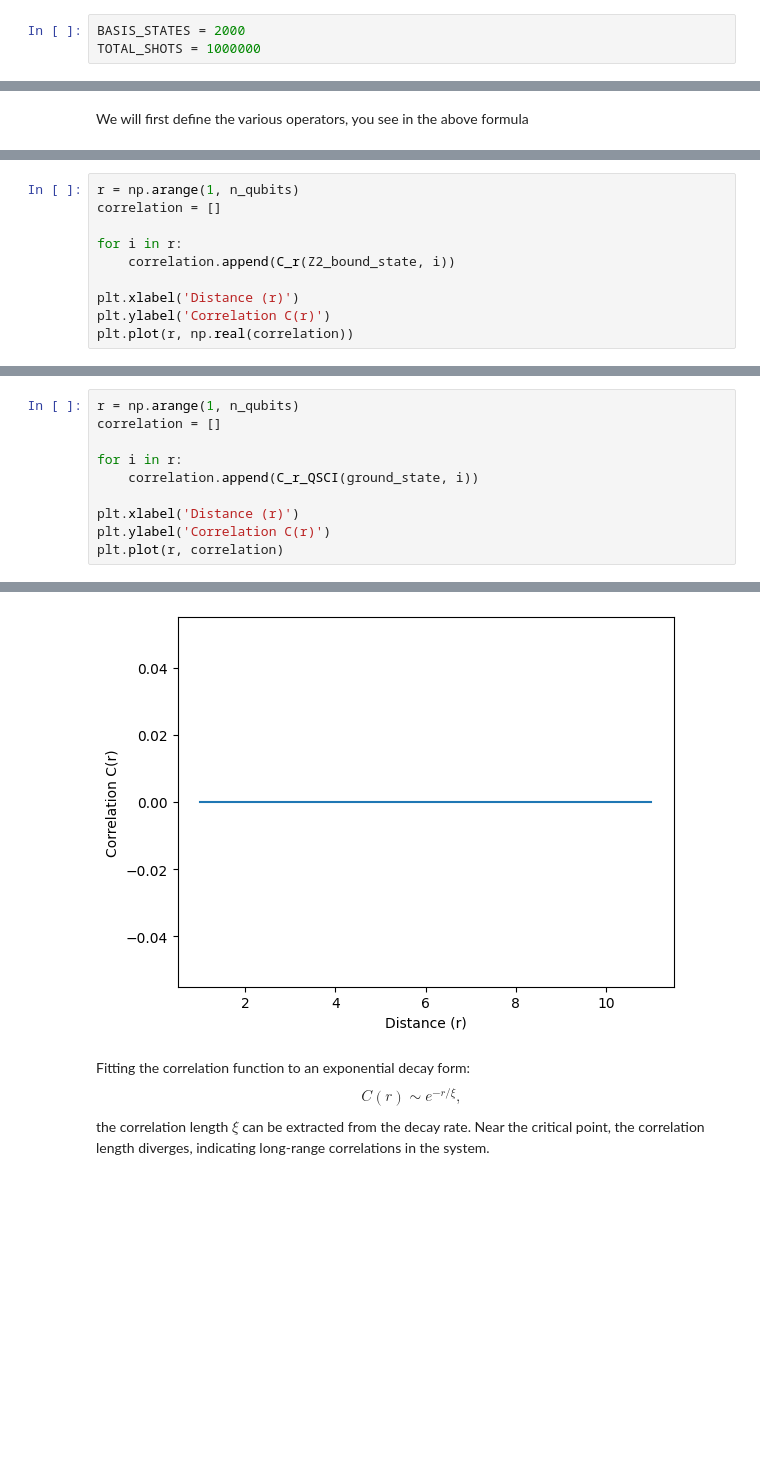
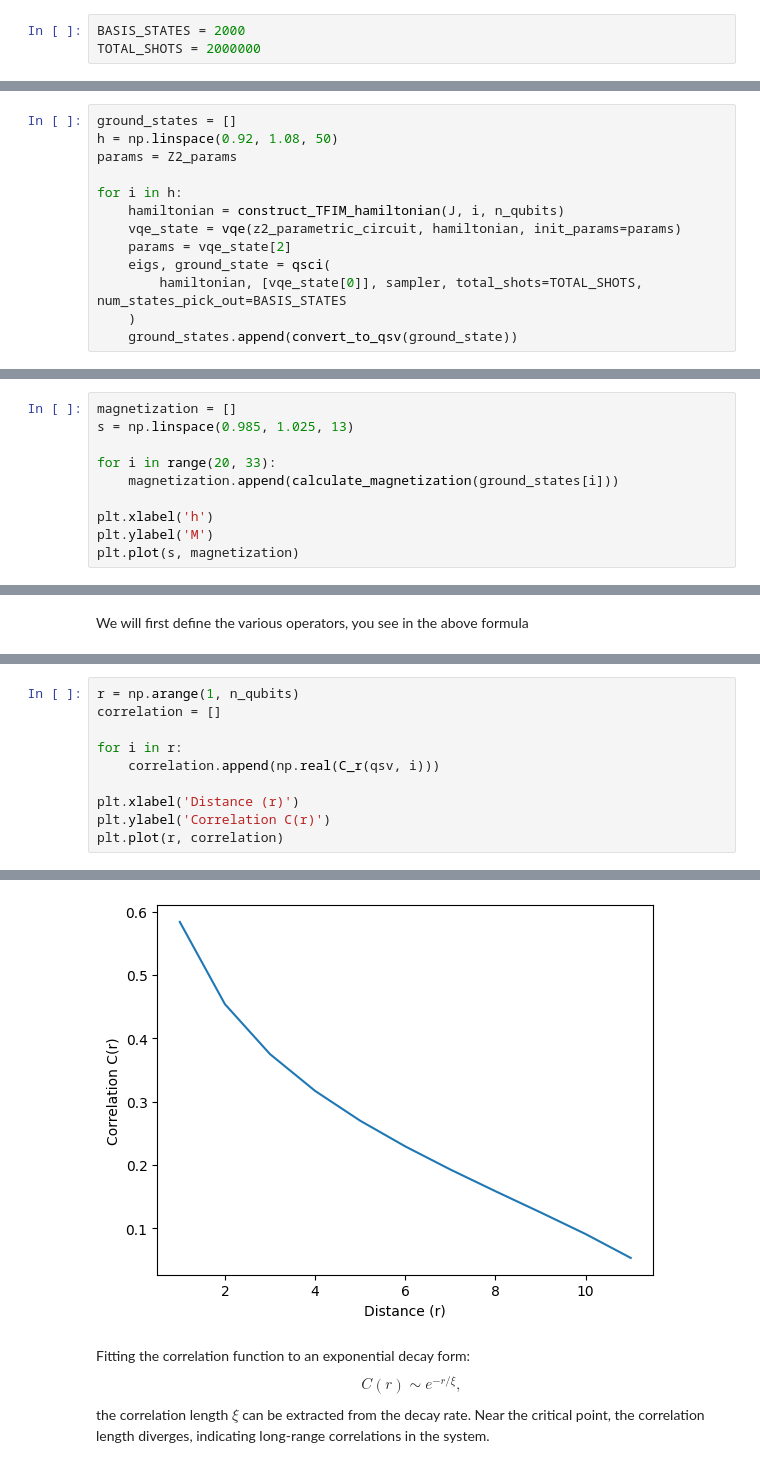
Before and after one commit to QunaSys/quri-parts, a Jupyter notebook: quri_sdk_notebooks/examples/0_quri-algo-vm/5_tfim/TFIM.ipynb, the cells around one changed output, grey strips where cells are left out. Saved outputs shown, nothing was run; the diff lists cells and outputs as text; blank space fills up the shorter version.

Commit message:
TFIM notebook completed

```diff
--- a/quri_sdk_notebooks/examples/0_quri-algo-vm/5_tfim/TFIM.ipynb
+++ b/quri_sdk_notebooks/examples/0_quri-algo-vm/5_tfim/TFIM.ipynb
@@ -430,7 +395,7 @@ The obatined ground state energy is really close to the exact ground state energ
 Quantum Selected Configuration Interaction (QSCI) is a hybrid quantum-classical algorithms for calculating the ground- and excited-state energies for a given Hamiltonian. It works on top of an approximate ground state estimated using VQE or by some other method. Then, by sampling the state in the computational basis, which is hard for classical computation in general, one can identify the basis states that are important for reproducing the ground state. The Hamiltonian in the subspace spanned by those important configurations is diagonalized on classical computers to output the ground-state energy and the corresponding eigenvector. The excited-state energies can be obtained similarly. The result is robust against statistical and physical errors. For further details, refer to this [notebook](https://github.com/QunaSys/quri-sdk-notebooks/blob/main/quri_sdk_notebooks/examples/0_quri-algo-vm/0_qsci/0_qsci.ipynb) or the [original paper](https://arxiv.org/abs/2302.11320).
 # %%
 BASIS_STATES = 2000
-TOTAL_SHOTS = 1000000
+TOTAL_SHOTS = 2000000
 # %%
 from quri_parts.qulacs.sampler import create_qulacs_vector_concurrent_sampler
 from quri_parts_qsci import qsci
@@ -456,3 +437,16 @@ In Transverse Field Ising Model between the limits, $h << J$ and $h >> J$, the n
+# %%
+ground_states = []
+h = np.linspace(0.92, 1.08, 50)
+params = Z2_params
+
+for i in h:
+    hamiltonian = construct_TFIM_hamiltonian(J, i, n_qubits)
+    vqe_state = vqe(z2_parametric_circuit, hamiltonian, init_params=params)
+    params = vqe_state[2]
+    eigs, ground_state = qsci(
+        hamiltonian, [vqe_state[0]], sampler, total_shots=TOTAL_SHOTS, num_states_pick_out=BASIS_STATES
+    )
+    ground_states.append(convert_to_qsv(ground_state))
 # %% [markdown]
 ### **Magnetization**
 
@@ -492,0 +485,10 @@ Magnetization for QSCI Ground State Obtained: 0.6404087227415661
+# %%
+magnetization = []
+s = np.linspace(0.985, 1.025, 13)
+
+for i in range(20, 33):
+    magnetization.append(calculate_magnetization(ground_states[i]))
+
+plt.xlabel('h')
+plt.ylabel('M')
+plt.plot(s, magnetization)
@@ -561,10 +541,0 @@ def C_r_QSCI(ground_state, r):
-# %%
-r = np.arange(1, n_qubits)
-correlation = []
-
-for i in r:
-    correlation.append(C_r(Z2_bound_state, i))
-
-plt.xlabel('Distance (r)')
-plt.ylabel('Correlation C(r)')
-plt.plot(r, np.real(correlation))
@@ -574,16 +542,16 @@ plt.plot(r, np.real(correlation))
 # %%
 r = np.arange(1, n_qubits)
 correlation = []
 
 for i in r:
-    correlation.append(C_r_QSCI(ground_state, i))
+    correlation.append(np.real(C_r(qsv, i)))
 
 plt.xlabel('Distance (r)')
 plt.ylabel('Correlation C(r)')
 plt.plot(r, correlation)
 # %% [output]
 [<matplotlib.lines.Line2D at 0x...>]
-[figure, old version]
+[figure, new version]
 # %% [markdown]
 Fitting the correlation function to an exponential decay form:
 $$
```
Also changed, not shown: parts of 45 cells of this notebook.
